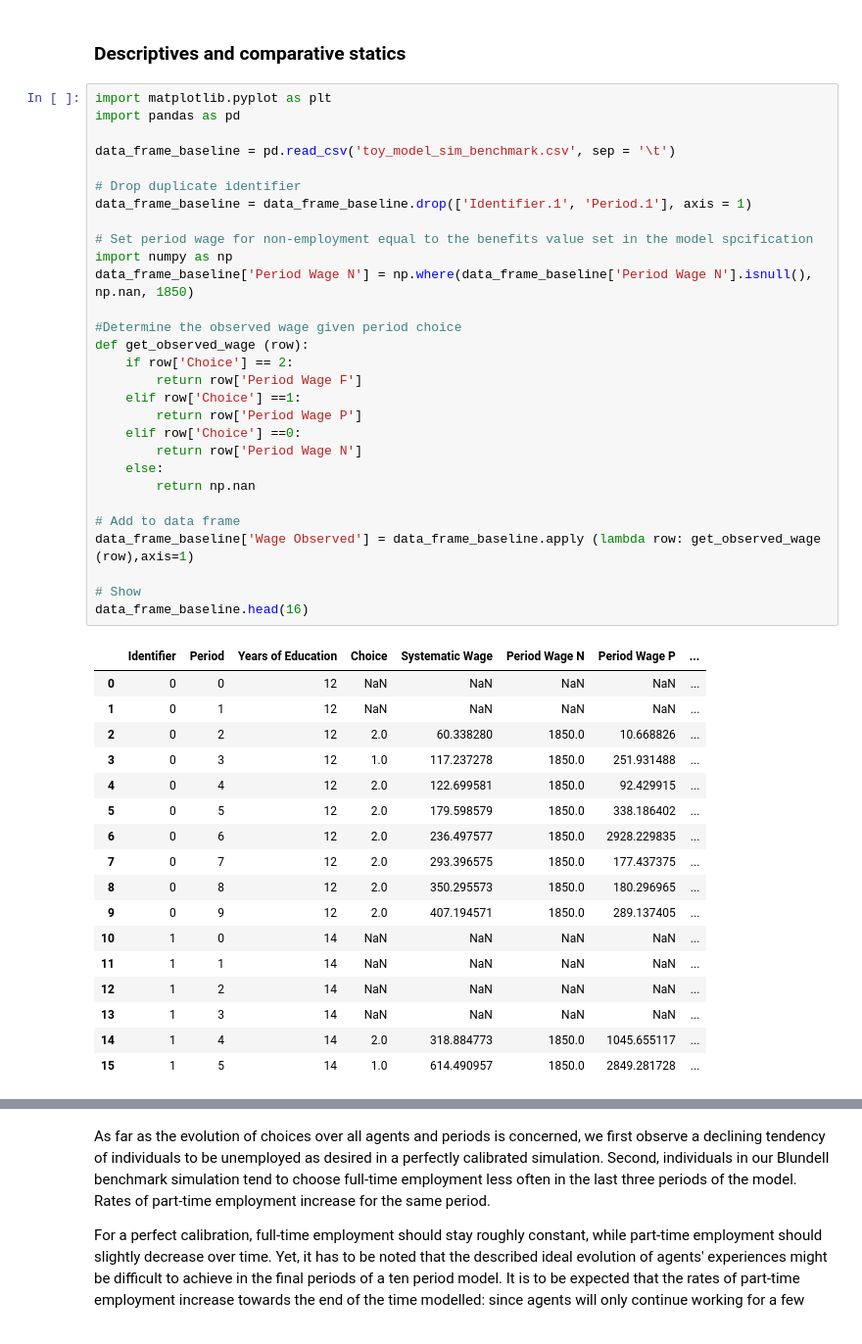
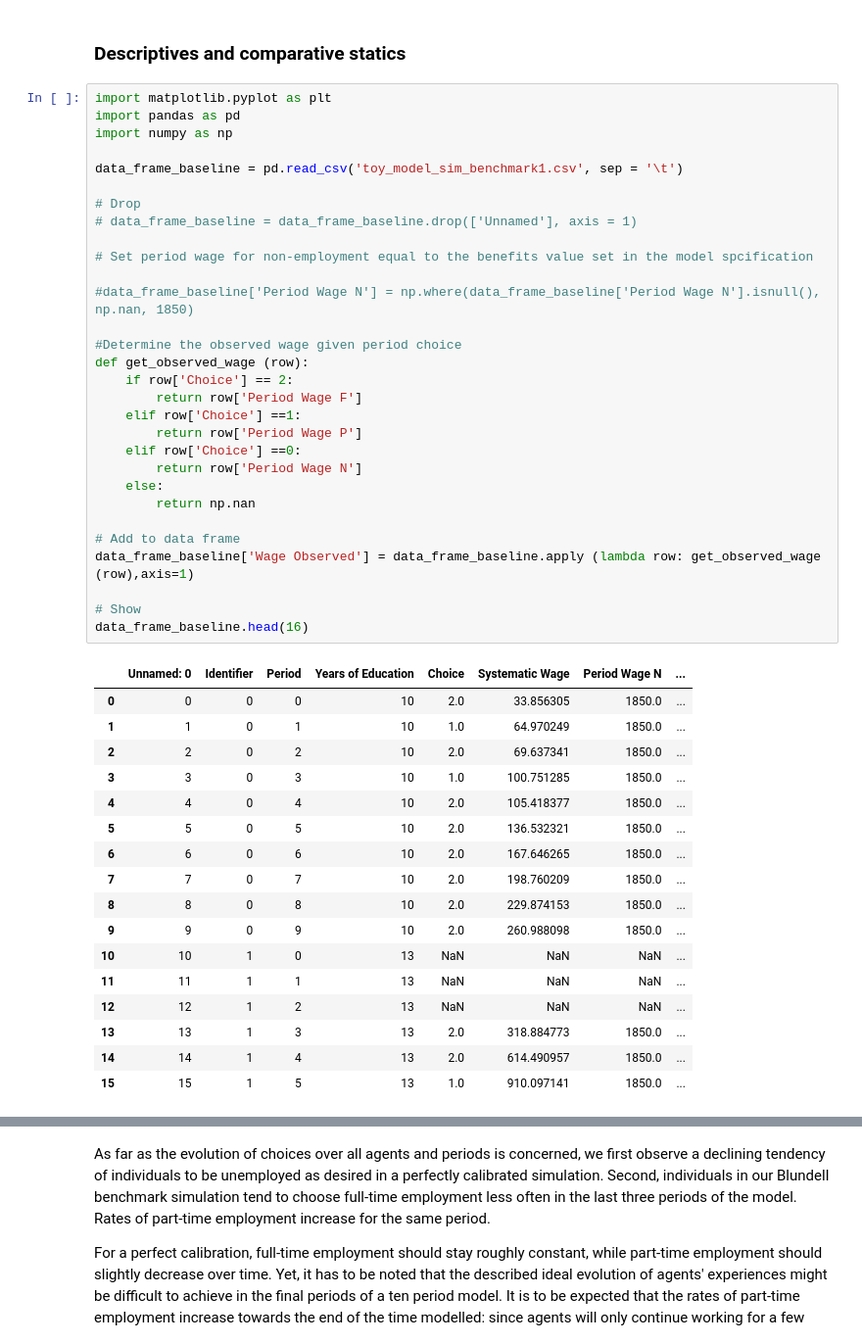
Before and after one commit to boryana-ilieva/soepy_presentation, a Jupyter notebook: soepy_pres_nb.ipynb, the cells around one changed output, grey strips where cells are left out. Shown: that part at 98% size. Drawn from its saved outputs; the diff is of its cells as text.

```diff
--- a/soepy_pres_nb.ipynb
+++ b/soepy_pres_nb.ipynb
@@ -191,50 +191,51 @@ def create_state_space(model_params):
 # %%
 import matplotlib.pyplot as plt
 import pandas as pd
+import numpy as np
 
-data_frame_baseline = pd.read_csv('toy_model_sim_benchmark.csv', sep = '\t')
+data_frame_baseline = pd.read_csv('toy_model_sim_benchmark1.csv', sep = '\t')
 
-# Drop duplicate identifier
-data_frame_baseline = data_frame_baseline.drop(['Identifier.1', 'Period.1'], axis = 1)
+# Drop
+# data_frame_baseline = data_frame_baseline.drop(['Unnamed'], axis = 1)
 
 # Set period wage for non-employment equal to the benefits value set in the model spcification
-import numpy as np
-data_frame_baseline['Period Wage N'] = np.where(data_frame_baseline['Period Wage N'].isnull(), np.nan, 1850)
+
+#data_frame_baseline['Period Wage N'] = np.where(data_frame_baseline['Period Wage N'].isnull(), np.nan, 1850)
 
 #Determine the observed wage given period choice
 def get_observed_wage (row):
     if row['Choice'] == 2:
         return row['Period Wage F']
     elif row['Choice'] ==1:
         return row['Period Wage P']
     elif row['Choice'] ==0:
         return row['Period Wage N']
     else:
         return np.nan
 
 # Add to data frame
 data_frame_baseline['Wage Observed'] = data_frame_baseline.apply (lambda row: get_observed_wage (row),axis=1)
 
 # Show
 data_frame_baseline.head(16)
 # %% [output]
-|  | Identifier | Period | Years of Education | Choice | Systematic Wage | Period Wage N | Period Wage P | ... |
-| 0 | 0 | 0 | 12 | NaN | NaN | NaN | NaN | ... |
-| 1 | 0 | 1 | 12 | NaN | NaN | NaN | NaN | ... |
-| 2 | 0 | 2 | 12 | 2.0 | 60.338280 | 1850.0 | 10.668826 | ... |
-| 3 | 0 | 3 | 12 | 1.0 | 117.237278 | 1850.0 | 251.931488 | ... |
-| 4 | 0 | 4 | 12 | 2.0 | 122.699581 | 1850.0 | 92.429915 | ... |
-| 5 | 0 | 5 | 12 | 2.0 | 179.598579 | 1850.0 | 338.186402 | ... |
-| 6 | 0 | 6 | 12 | 2.0 | 236.497577 | 1850.0 | 2928.229835 | ... |
-| 7 | 0 | 7 | 12 | 2.0 | 293.396575 | 1850.0 | 177.437375 | ... |
-| 8 | 0 | 8 | 12 | 2.0 | 350.295573 | 1850.0 | 180.296965 | ... |
-| 9 | 0 | 9 | 12 | 2.0 | 407.194571 | 1850.0 | 289.137405 | ... |
-| 10 | 1 | 0 | 14 | NaN | NaN | NaN | NaN | ... |
-| 11 | 1 | 1 | 14 | NaN | NaN | NaN | NaN | ... |
-| 12 | 1 | 2 | 14 | NaN | NaN | NaN | NaN | ... |
-| 13 | 1 | 3 | 14 | NaN | NaN | NaN | NaN | ... |
-| 14 | 1 | 4 | 14 | 2.0 | 318.884773 | 1850.0 | 1045.655117 | ... |
-| 15 | 1 | 5 | 14 | 1.0 | 614.490957 | 1850.0 | 2849.281728 | ... |
+|  | Unnamed: 0 | Identifier | Period | Years of Education | Choice | Systematic Wage | Period Wage N | ... |
+| 0 | 0 | 0 | 0 | 10 | 2.0 | 33.856305 | 1850.0 | ... |
+| 1 | 1 | 0 | 1 | 10 | 1.0 | 64.970249 | 1850.0 | ... |
+| 2 | 2 | 0 | 2 | 10 | 2.0 | 69.637341 | 1850.0 | ... |
+| 3 | 3 | 0 | 3 | 10 | 1.0 | 100.751285 | 1850.0 | ... |
+| 4 | 4 | 0 | 4 | 10 | 2.0 | 105.418377 | 1850.0 | ... |
+| 5 | 5 | 0 | 5 | 10 | 2.0 | 136.532321 | 1850.0 | ... |
+| 6 | 6 | 0 | 6 | 10 | 2.0 | 167.646265 | 1850.0 | ... |
+| 7 | 7 | 0 | 7 | 10 | 2.0 | 198.760209 | 1850.0 | ... |
+| 8 | 8 | 0 | 8 | 10 | 2.0 | 229.874153 | 1850.0 | ... |
+| 9 | 9 | 0 | 9 | 10 | 2.0 | 260.988098 | 1850.0 | ... |
+| 10 | 10 | 1 | 0 | 13 | NaN | NaN | NaN | ... |
+| 11 | 11 | 1 | 1 | 13 | NaN | NaN | NaN | ... |
+| 12 | 12 | 1 | 2 | 13 | NaN | NaN | NaN | ... |
+| 13 | 13 | 1 | 3 | 13 | 2.0 | 318.884773 | 1850.0 | ... |
+| 14 | 14 | 1 | 4 | 13 | 2.0 | 614.490957 | 1850.0 | ... |
+| 15 | 15 | 1 | 5 | 13 | 1.0 | 910.097141 | 1850.0 | ... |
 # %%
 # Average non-employment, part-time, and full-time rates over all periods and individuals
 data_frame_baseline['Choice'].value_counts(normalize=True).plot(kind = 'bar')
```
Also changed, not shown: parts of 11 cells of this notebook, 2 other files.
